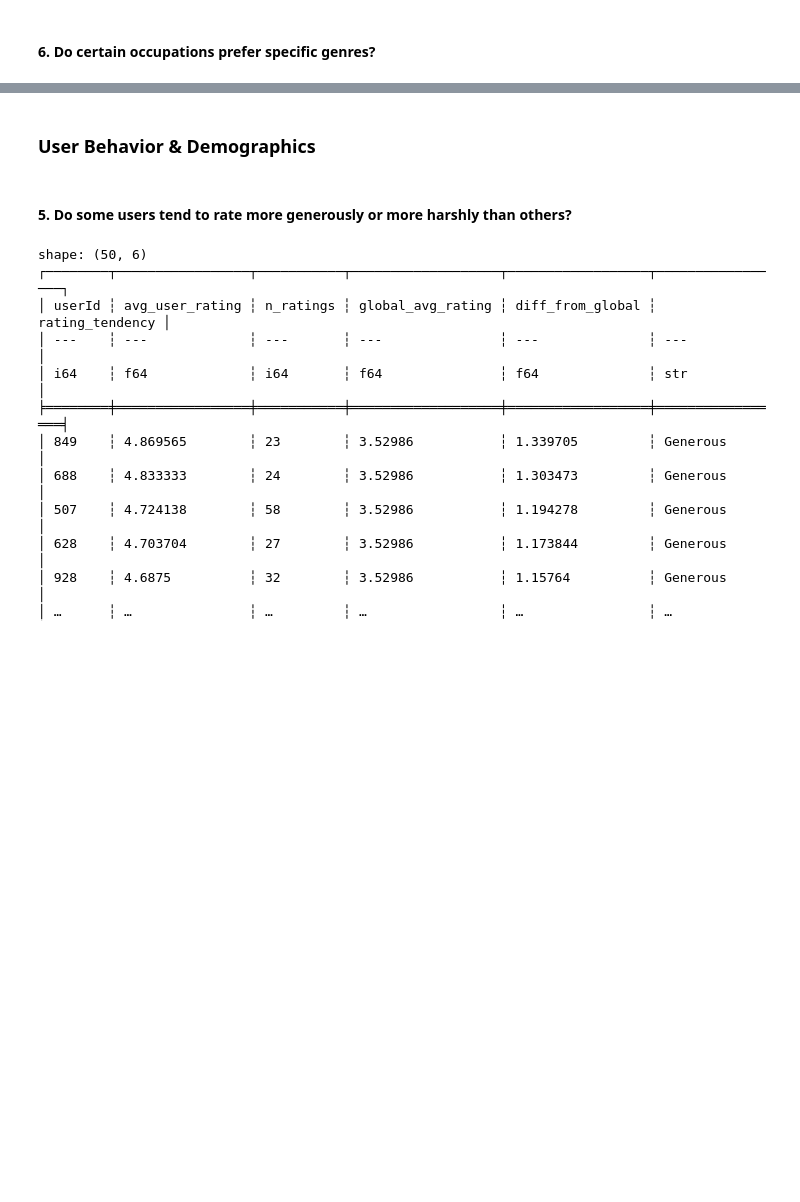
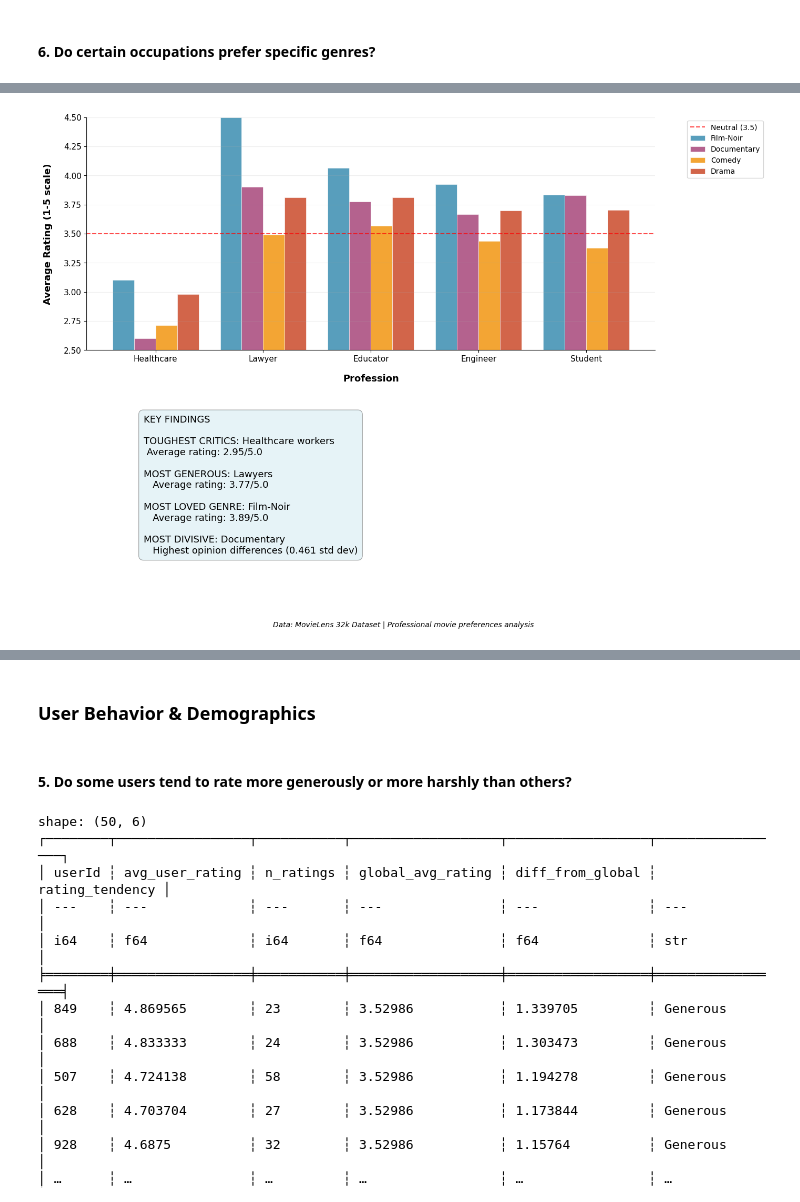
Before and after one commit to GoncaloBento/movielens-aws-duckdb, a Jupyter notebook: notebooks/data_base_handler.ipynb, the cells around one changed output, grey strips where cells are left out. Cells and saved outputs as stored; diff of their text form; code cells hidden in the pictures; blank space fills up the shorter version.

```diff
--- a/notebooks/data_base_handler.ipynb
+++ b/notebooks/data_base_handler.ipynb
@@ -922,0 +1049,87 @@ shape: (377, 4)
+# %%
+# Presentation-Ready Version with Your Actual Insights
+plt.figure(figsize=(14, 10))
+
+# Use your actual data
+selected_occupations = ['healthcare', 'lawyer', 'educator', 'engineer', 'student']
+selected_genres = ['Film-Noir', 'Documentary', 'Comedy', 'Drama']
+
+# Filter data for these specific professions and genres
+filtered_data = df_result.filter(
+    pl.col('occupation').is_in(selected_occupations) &
+    pl.col('genre').is_in(selected_genres)
+)
+
+plot_data = filtered_data.to_pandas()
+
+# Create the main visualization
+plt.subplot(2, 1, 1)  # Top half for the main chart
+
+# Professional color palette
+professional_palette = ['#2E86AB', '#A23B72', '#F18F01', '#C73E1D']
+x_pos = np.arange(len(selected_occupations))
+bar_width = 0.2
+
+for i, genre in enumerate(selected_genres):
+    genre_data = plot_data[plot_data['genre'] == genre]
+    ratings = [genre_data[genre_data['occupation'] == occ]['avg_rating'].values[0]
+               for occ in selected_occupations]
+
+    bars = plt.bar(x_pos + i * bar_width, ratings, bar_width,
+                   label=genre, color=professional_palette[i],
+                   alpha=0.8, edgecolor='white', linewidth=0.5)
+
+# Styling
+plt.xlabel('Profession', fontsize=13, fontweight='bold', labelpad=15)
+plt.ylabel('Average Rating (1-5 scale)', fontsize=13, fontweight='bold', labelpad=15)
+
+
+plt.xticks(x_pos + bar_width * 1.5, [occ.title() for occ in selected_occupations],
+           fontsize=11)
+plt.yticks(fontsize=11)
+plt.ylim(2.5, 4.5)  # Adjusted to show the full range
+
+# Add reference line
+plt.axhline(y=3.5, color='red', linestyle='--', alpha=0.7, label='Neutral (3.5)')
+plt.legend(bbox_to_anchor=(1.05, 1), loc='upper left', frameon=True)
+
+# Clean background
+sns.despine()
+plt.grid(axis='y', alpha=0.2)
+
+# Bottom half for key insights
+plt.subplot(2, 1, 2)
+plt.axis('off')
+
+# Create insights boxes
+insights_text = [
+    "KEY FINDINGS",
+    "",
+    f"TOUGHEST CRITICS: Healthcare workers",
+    f" Average rating: {toughest['overall_avg'][0]:.2f}/5.0",
+    "",
+    f"MOST GENEROUS: Lawyers",
+    f"   Average rating: {most_generous['overall_avg'][0]:.2f}/5.0",
+    "",
+    f"MOST LOVED GENRE: Film-Noir",
+    f"   Average rating: {most_loved['genre_avg'][0]:.2f}/5.0",
+    "",
+    f"MOST DIVISIVE: Documentary",
+    f"   Highest opinion differences ({genre_std['rating_std'][0]:.3f} std dev)"
+]
+
+# Add insights as text
+plt.text(0.1, 0.9, '\n'.join(insights_text),
+         fontsize=13,
+         fontfamily='sans-serif',
+         verticalalignment='top',
+         bbox=dict(boxstyle="round,pad=0.5", facecolor='lightblue', alpha=0.3))
+
+plt.figtext(0.5, 0.01,
+           "Data: MovieLens 32k Dataset | Professional movie preferences analysis",
+           ha="center", fontsize=10, style='italic')
+
+plt.tight_layout()
+plt.show()
+# %% [output]
+[figure, added]
```
Also changed, not shown: parts of 28 cells of this notebook, 6 other files.
